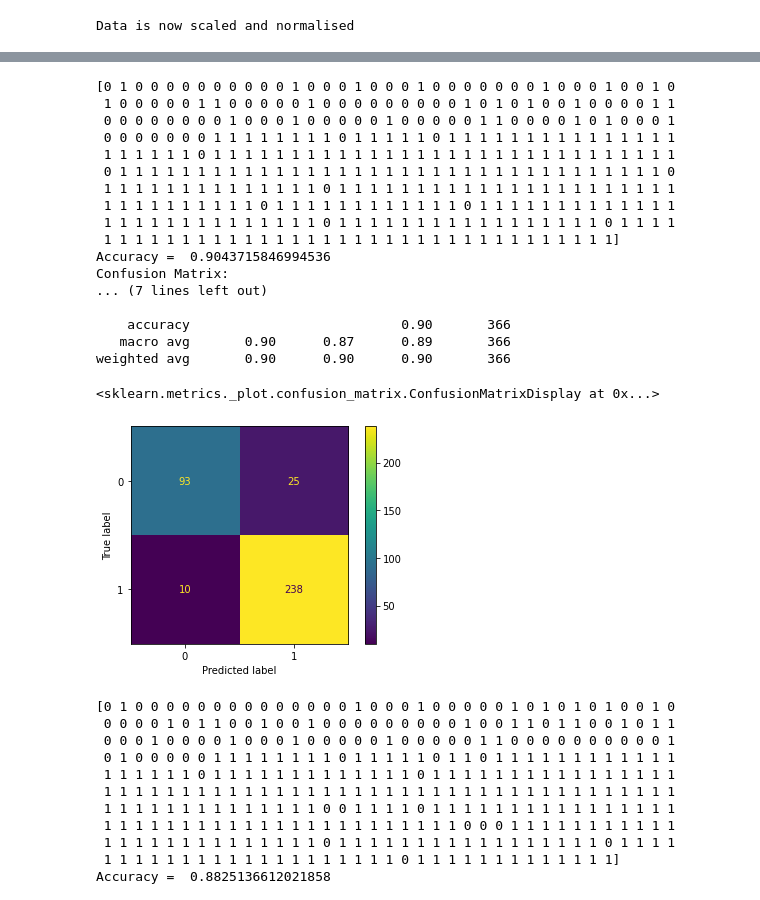
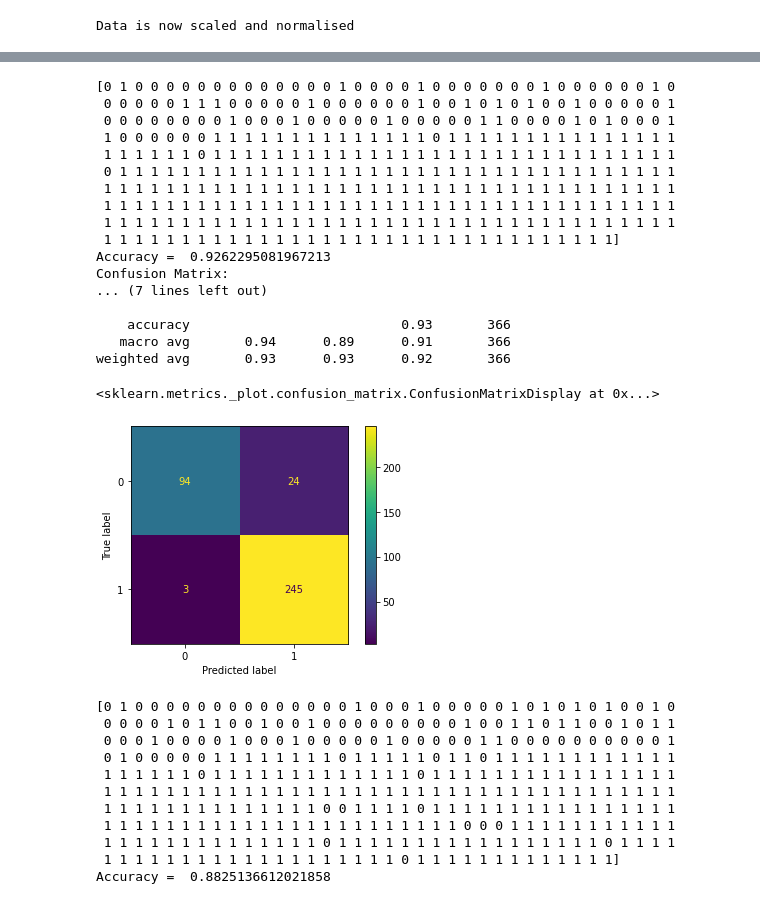
Before and after one commit to Nadeem-Anwar/Nadeem-Anwar, a Jupyter notebook: Cancer.ipynb, the cells around one changed output, grey strips where cells are left out. Drawn from its saved outputs; the diff is of its cells as text; code cells hidden in the pictures.

```diff
--- a/Cancer.ipynb
+++ b/Cancer.ipynb
@@ -626,7 +620,7 @@ from sklearn.neighbors import KNeighborsClassifier
 from sklearn import metrics
 
 print('classifier is running....')
-classifier_knn = KNeighborsClassifier(n_neighbors = 5)   #k = 15
+classifier_knn = KNeighborsClassifier(n_neighbors = 7)   #k = 15
 classifier_knn.fit(x_train, y_train)
 y_pred = classifier_knn.predict(x_test)
 print(y_pred)
@@ -659,42 +653,42 @@ weighted avg       0.93      0.93      0.93       366
 # %%
 #@title **SVM**
 from sklearn.svm import SVC
 from sklearn import metrics
 
 #classifier_svm = SVC(kernel = 'linear')
 #classifier_svm = SVC(kernel = 'poly', degree = 3)
-classifier_svm = SVC(kernel = 'rbf', )  #Gaussian kernel
+classifier_svm = SVC(kernel = 'rbf', gamma = 1.07)  #Gaussian kernel
 #classifier_svm = SVC(kernel = 'sigmoid')  #Sigmoid kernel
 #classifier_svm = SVC(kernel = 'linear', random_state=10, max_iter = 5)
 classifier_svm.fit(x_train, y_train)
 y_pred = classifier_svm.predict(x_test)
 print(y_pred)
 
 # Evaluation of classifier_svm performance
 print("Accuracy = ", metrics.accuracy_score(y_test, y_pred))
 print('Confusion Matrix:\n', metrics.confusion_matrix(y_test, y_pred))
 print('Performance Evaluation:\n', metrics.classification_report(y_test, y_pred))
 metrics.plot_confusion_matrix(classifier_svm, x_test, y_test)
 # %% [output]
-[0 1 0 0 0 0 0 0 0 0 0 0 1 0 0 0 1 0 0 0 1 0 0 0 0 0 0 0 1 0 0 0 1 0 0 1 0
- 1 0 0 0 0 0 1 1 0 0 0 0 0 1 0 0 0 0 0 0 0 0 0 1 0 1 0 1 0 0 1 0 0 0 0 1 1
+[0 1 0 0 0 0 0 0 0 0 0 0 0 0 0 1 0 0 0 0 1 0 0 0 0 0 0 0 1 0 0 0 0 0 0 1 0
+ 0 0 0 0 0 1 1 1 0 0 0 0 0 1 0 0 0 0 0 0 1 0 0 1 0 1 0 1 0 0 1 0 0 0 0 0 1
  0 0 0 0 0 0 0 0 1 0 0 0 1 0 0 0 0 0 1 0 0 0 0 0 1 1 0 0 0 0 1 0 1 0 0 0 1
- 0 0 0 0 0 0 0 1 1 1 1 1 1 1 1 0 1 1 1 1 1 0 1 1 1 1 1 1 1 1 1 1 1 1 1 1 1
+ 1 0 0 0 0 0 0 1 1 1 1 1 1 1 1 1 1 1 1 1 1 0 1 1 1 1 1 1 1 1 1 1 1 1 1 1 1
  1 1 1 1 1 1 0 1 1 1 1 1 1 1 1 1 1 1 1 1 1 1 1 1 1 1 1 1 1 1 1 1 1 1 1 1 1
- 0 1 1 1 1 1 1 1 1 1 1 1 1 1 1 1 1 1 1 1 1 1 1 1 1 1 1 1 1 1 1 1 1 1 1 1 0
- 1 1 1 1 1 1 1 1 1 1 1 1 1 1 0 1 1 1 1 1 1 1 1 1 1 1 1 1 1 1 1 1 1 1 1 1 1
- 1 1 1 1 1 1 1 1 1 1 0 1 1 1 1 1 1 1 1 1 1 1 1 0 1 1 1 1 1 1 1 1 1 1 1 1 1
- 1 1 1 1 1 1 1 1 1 1 1 1 1 1 0 1 1 1 1 1 1 1 1 1 1 1 1 1 1 1 1 1 0 1 1 1 1
+ 0 1 1 1 1 1 1 1 1 1 1 1 1 1 1 1 1 1 1 1 1 1 1 1 1 1 1 1 1 1 1 1 1 1 1 1 1
+ 1 1 1 1 1 1 1 1 1 1 1 1 1 1 1 1 1 1 1 1 1 1 1 1 1 1 1 1 1 1 1 1 1 1 1 1 1
+ 1 1 1 1 1 1 1 1 1 1 1 1 1 1 1 1 1 1 1 1 1 1 1 1 1 1 1 1 1 1 1 1 1 1 1 1 1
+ 1 1 1 1 1 1 1 1 1 1 1 1 1 1 1 1 1 1 1 1 1 1 1 1 1 1 1 1 1 1 1 1 1 1 1 1 1
  1 1 1 1 1 1 1 1 1 1 1 1 1 1 1 1 1 1 1 1 1 1 1 1 1 1 1 1 1 1 1 1 1]
-Accuracy =  0.9043715846994536
+Accuracy =  0.9262295081967213
 Confusion Matrix:
 ... (7 lines left out)
 
-    accuracy                           0.90       366
-   macro avg       0.90      0.87      0.89       366
-weighted avg       0.90      0.90      0.90       366
+    accuracy                           0.93       366
+   macro avg       0.94      0.89      0.91       366
+weighted avg       0.93      0.93      0.92       366
 <sklearn.metrics._plot.confusion_matrix.ConfusionMatrixDisplay at 0x...>
-[figure, old version]
+[figure, new version]
 # %%
 #@title **Decision Tree**
 from sklearn.tree import DecisionTreeClassifier, plot_tree
```
Also changed, not shown: parts of 3 cells of this notebook.
